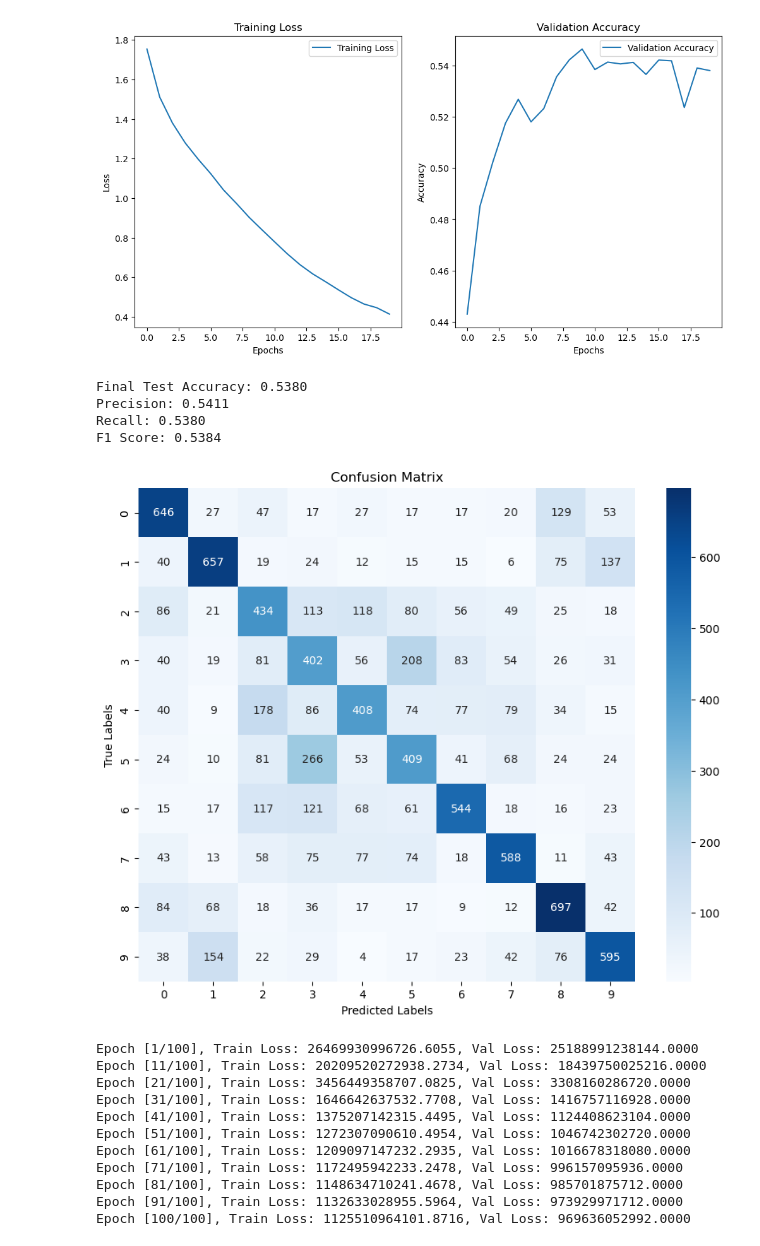
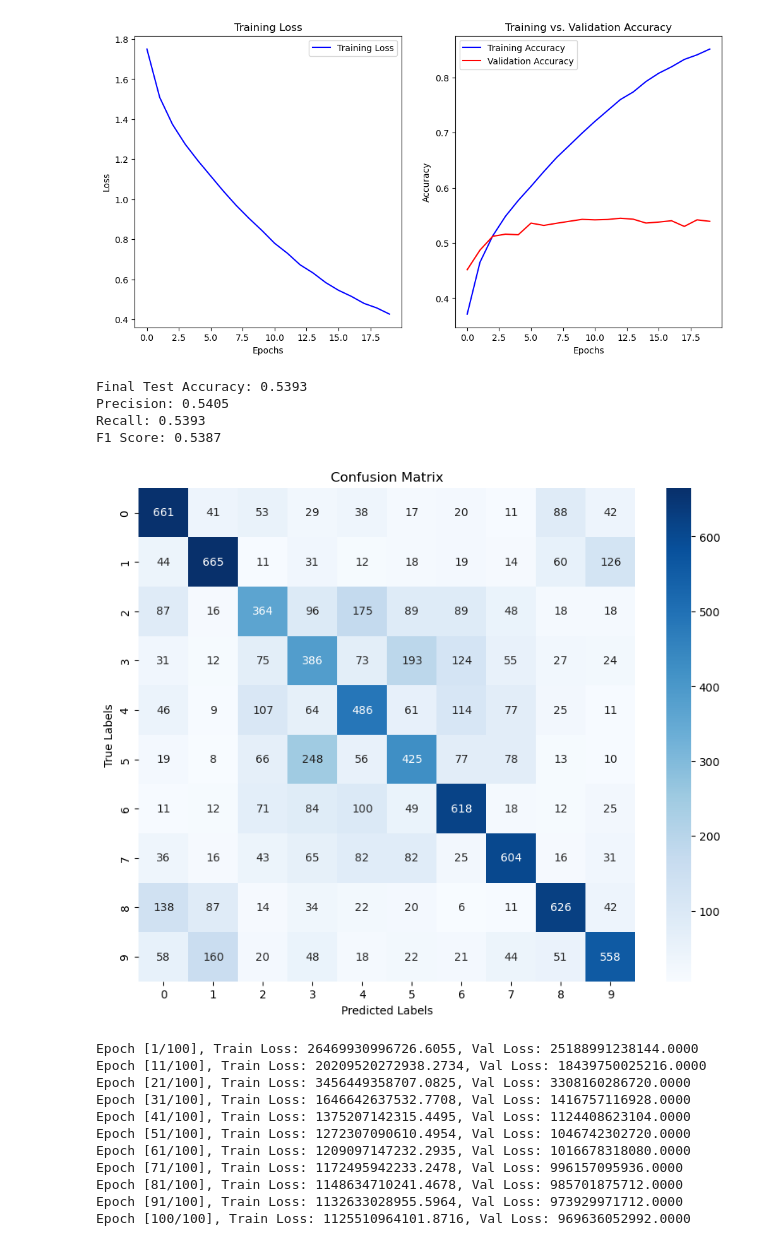
Before and after one commit to nathon-tadeo/4106-Realtime-ML, a Jupyter notebook: Hw1/homework_1_real_time_ml.ipynb, the cells around one changed output. Saved outputs shown, nothing was run; the diff lists cells and outputs as text; code cells hidden in the pictures.

```diff
--- a/Hw1/homework_1_real_time_ml.ipynb
+++ b/Hw1/homework_1_real_time_ml.ipynb
@@ -235,12 +248,14 @@ class CIFAR10MLP(nn.Module):
 # Training loop
 def train_model(model, train_loader, val_loader, criterion, optimizer, num_epochs):
     train_losses = []
+    train_accuracies = []
     val_accuracies = []
     start_time = time.time()
 
     for epoch in range(num_epochs):
         model.train()
         running_loss = 0.0
+        correct_train, total_train = 0, 0
 
         for images, labels in train_loader:
             images, labels = images.to(device), labels.to(device)
@@ -254,29 +269,38 @@ def train_model(model, train_loader, val_loader, criterion, optimizer, num_epoch
 
             running_loss += loss.item()
 
+            # Compute training accuracy
+            _, preds = torch.max(outputs, 1)
+            correct_train += (preds == labels).sum().item()
+            total_train += labels.size(0)
+
         train_losses.append(running_loss / len(train_loader))
-
-        # Evaluate on validation data
+        train_accuracy = correct_train / total_train
+        train_accuracies.append(train_accuracy)
+# Evaluate on validation data
         model.eval()
-        all_preds, all_labels = [], []
+        correct_val, total_val = 0, 0
         with torch.no_grad():
-            for images, labels in test_loader:
+            for images, labels in val_loader:
                 images, labels = images.to(device), labels.to(device)
                 outputs = model(images)
                 _, preds = torch.max(outputs, 1)
-                all_preds.extend(preds.cpu().numpy())
-                all_labels.extend(labels.cpu().numpy())
+                correct_val += (preds == labels).sum().item()
+                total_val += labels.size(0)
 
-        val_accuracy = accuracy_score(all_labels, all_preds)
+        val_accuracy = correct_val / total_val
         val_accuracies.append(val_accuracy)
 
         if epoch % 10 == 0 or epoch == num_epochs - 1:
             print(
-                f"Epoch [{epoch + 1}/{num_epochs}], Loss: {running_loss / len(train_loader):.4f}, Accuracy: {val_accuracy:.4f}"
+                f"Epoch [{epoch + 1}/{num_epochs}], "
+                f"Loss: {train_losses[-1]:.4f}, "
+                f"Train Acc: {train_accuracy:.4f}, "
+                f"Val Acc: {val_accuracy:.4f}"
             )
 
     total_time = time.time() - start_time
-    return train_losses, val_accuracies, total_time
+    return train_losses, train_accuracies, val_accuracies, total_time
 
 
 # Initialize Model, Loss Function, and Optimizer
@@ -285,9 +309,10 @@ criterion = nn.CrossEntropyLoss()
 optimizer = optim.Adam(model.parameters(), lr=learning_rate)
 
 # Train the model
-train_losses, val_accuracies, training_time = train_model(
+train_losses, train_accuracies, val_accuracies, training_time = train_model(
     model, train_loader, test_loader, criterion, optimizer, num_epochs
 )
+
 
 print(f"\nTraining Time: {training_time:.2f} seconds")
 
@@ -295,16 +320,17 @@ print(f"\nTraining Time: {training_time:.2f} seconds")
 # Plot Training Loss and Accuracy
 fig, (ax1, ax2) = plt.subplots(1, 2, figsize=(12, 6))
 
-ax1.plot(range(len(train_losses)), train_losses, label="Training Loss")
+ax1.plot(range(len(train_losses)), train_losses, label="Training Loss", color="blue")
 ax1.set_xlabel("Epochs")
 ax1.set_ylabel("Loss")
 ax1.set_title("Training Loss")
 ax1.legend()
 
-ax2.plot(range(len(val_accuracies)), val_accuracies, label="Validation Accuracy")
+ax2.plot(range(len(train_accuracies)), train_accuracies, label="Training Accuracy", color="blue")
+ax2.plot(range(len(val_accuracies)), val_accuracies, label="Validation Accuracy", color="red")
 ax2.set_xlabel("Epochs")
 ax2.set_ylabel("Accuracy")
-ax2.set_title("Validation Accuracy")
+ax2.set_title("Training vs. Validation Accuracy")
 ax2.legend()
 
 plt.show()
@@ -350,9 +373,9 @@ Training Time: 223.10 seconds
-[figure, old version]
+[figure, new version]
-Final Test Accuracy: 0.5380
-Precision: 0.5411
-Recall: 0.5380
-F1 Score: 0.5384
+Final Test Accuracy: 0.5393
+Precision: 0.5405
+Recall: 0.5393
+F1 Score: 0.5387
-[figure, old version]
+[figure, new version]
 # %%
 #2 Build a multi-perceptron network that regresses the housing price (based on 20%, 80% split) no on-hot encoding
 import pandas as pd
```
Also changed, not shown: parts of 2 cells of this notebook.
